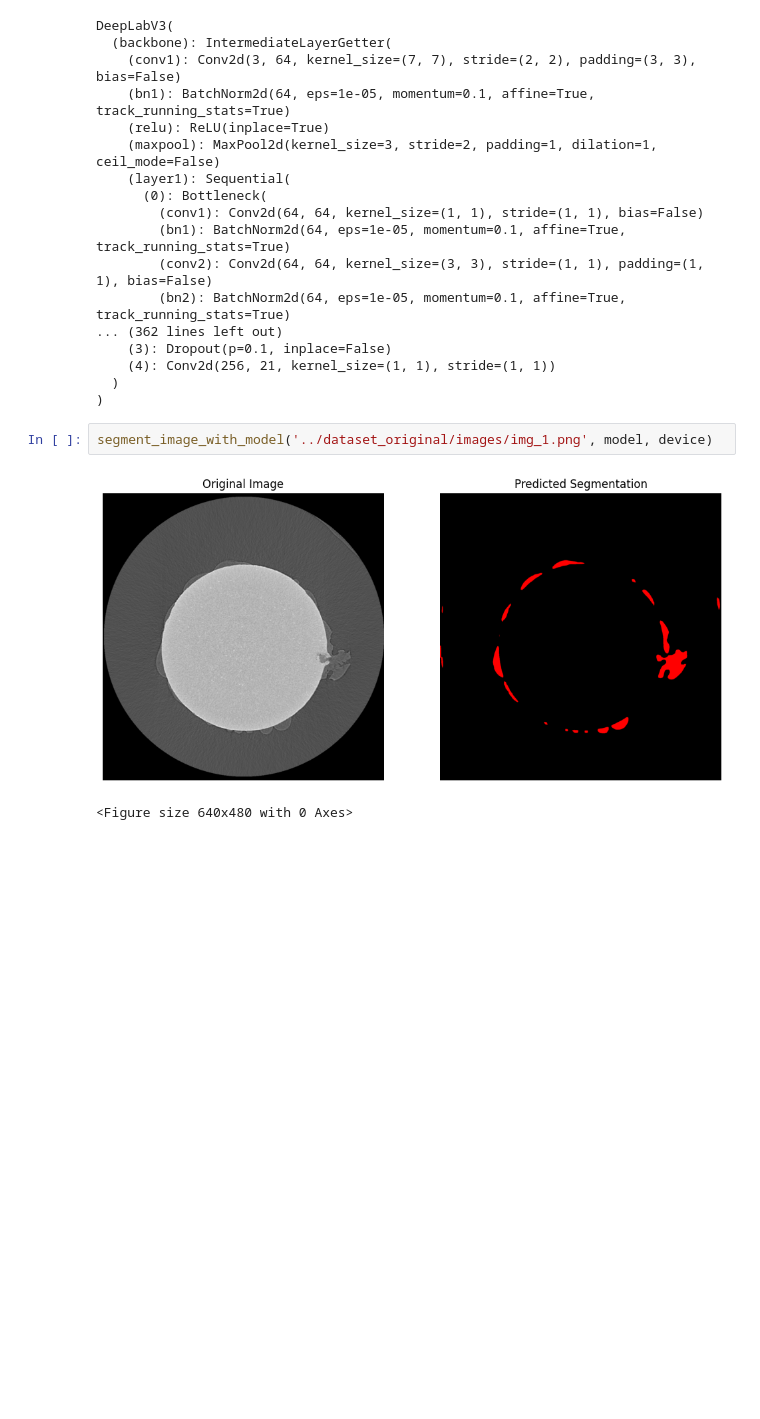
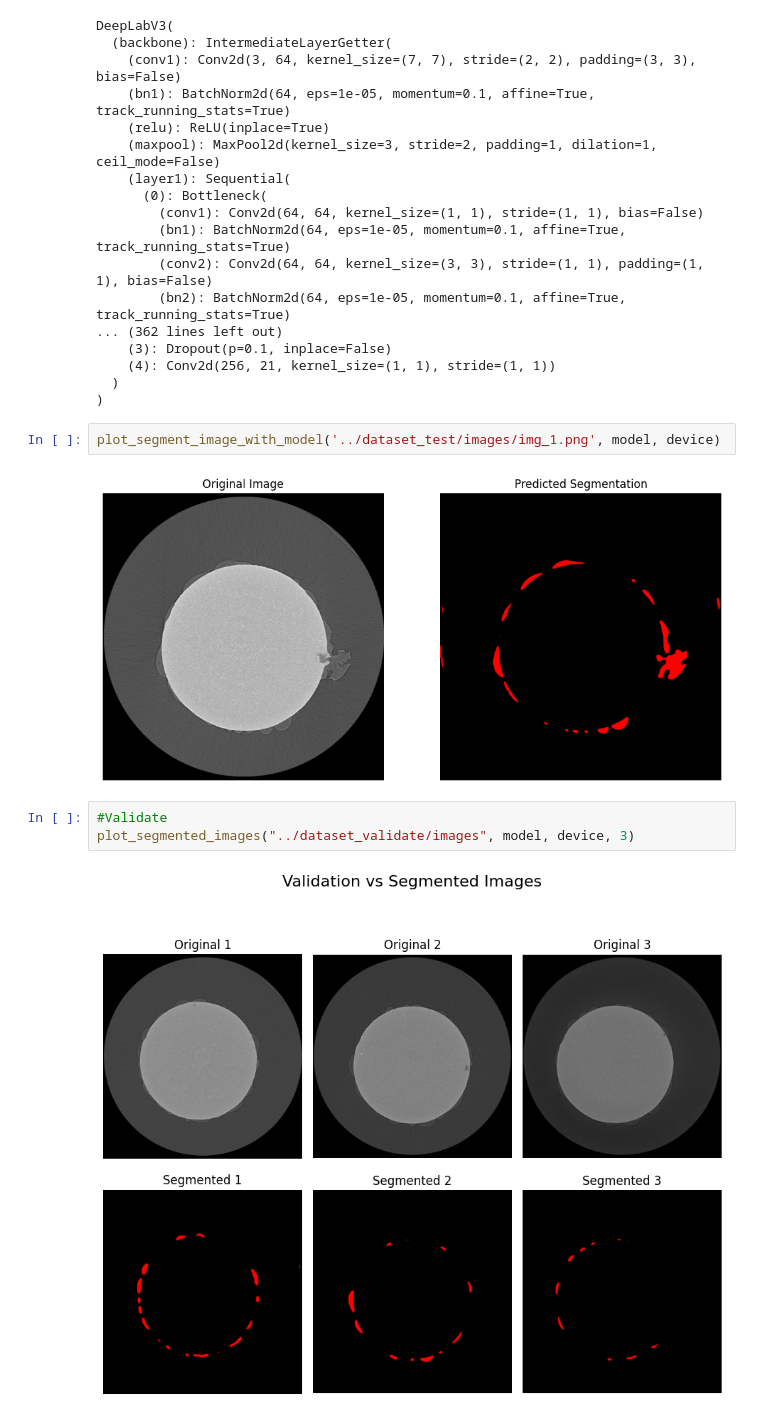
Before and after one commit to WilliamMAPearson/ML-XCTSegmentation, a Jupyter notebook: project/src/notebooks/ML_Model.ipynb, the cells around one changed output. Cells and saved outputs as stored; diff of their text form; blank space fills up the shorter version.

```diff
--- a/project/src/notebooks/ML_Model.ipynb
+++ b/project/src/notebooks/ML_Model.ipynb
@@ -107,7 +107,11 @@ DeepLabV3(
   )
 )
 # %%
-segment_image_with_model('../dataset_original/images/img_1.png', model, device)
+plot_segment_image_with_model('../dataset_test/images/img_1.png', model, device)
 # %% [output]
 [figure]
-<Figure size 640x480 with 0 Axes>
+# %%
+#Validate
+plot_segmented_images("../dataset_validate/images", model, device, 3)
+# %% [output]
+[figure, added]
```
Also changed, not shown: parts of 3 cells of this notebook, 8 other files.
